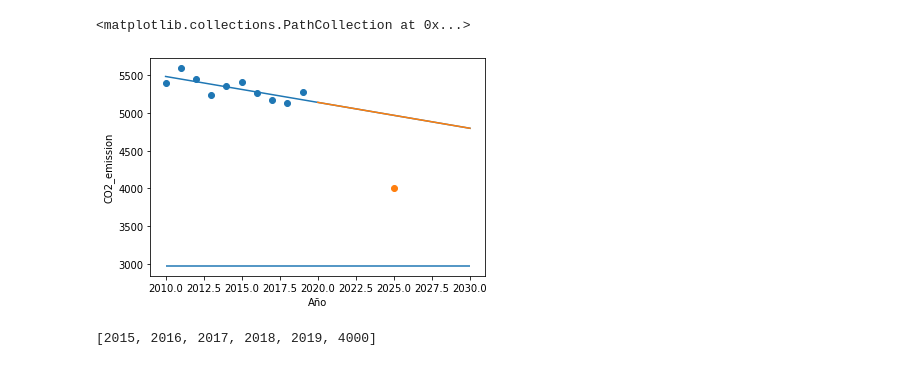
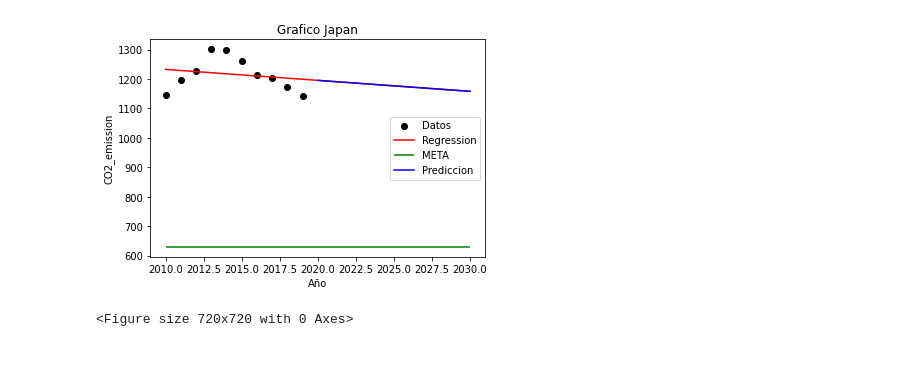
Before and after one commit to lookmydata/CO2-Emissions, a Jupyter notebook: exploration/Lucas_KPI.ipynb, the cells around one changed output. Drawn from its saved outputs; the diff is of its cells as text; code cells hidden in the pictures.

```diff
--- a/exploration/Lucas_KPI.ipynb
+++ b/exploration/Lucas_KPI.ipynb
@@ -72,47 +41,43 @@ df_pred
 import matplotlib.pyplot as plt
 
 annio = 2010
+pais = 'Japan'
 
 df_pred = df1[['Country','Year','CO2_emission']]
 
-df_pred = df_pred[df_pred['Country'] == 'United States']
+df_pred = df_pred[df_pred['Country'] == pais]
 df_pred = df_pred[df_pred['Year'] >= annio]
 
 X = df_pred.Year.values.reshape(-1,1)
 y = df_pred.CO2_emission.values.reshape(-1,1)
-
-# plt.scatter(X,y)
-# plt.xlabel('Año')
-# plt.ylabel('CO2_emission')
 
 from sklearn.linear_model import LinearRegression
 import numpy as np
 
 model = LinearRegression(fit_intercept=True)
 model.fit(X, y)
 y_pred = model.predict(X)
 
 pend = model.coef_[0][0]
 orde = model.intercept_[0]
 
 y_pred1 = [((i*pend)+ orde) for i in range(annio,2031)]
 
 anios=[2020,2021,2022,2023,2024,2025,2026,2027,2028,2029,2030]
 y_pred = model.predict(np.array(anios).reshape(-1,1))
 
-plt.scatter(X,y)
+plt.scatter(X,y,color='black')
 plt.xlabel('Año')
 plt.ylabel('CO2_emission')
 
-plt.plot(list(range(annio,2031)),y_pred1)
-plt.hlines((df_pred.loc[df_pred['Year'] == 2010, 'CO2_emission'].values * 0.55),annio,2030)
-plt.plot(anios,y_pred)
-plt.scatter(2025,4000)
+plt.plot(list(range(annio,2031)),y_pred1,color='red')
+plt.hlines((df_pred.loc[df_pred['Year'] == 2010, 'CO2_emission'].values * 0.55),annio,2030,color='green')
+plt.plot(anios,y_pred,color='blue')
+
+plt.title(f'Grafico {pais}')
+plt.legend(['Datos','Regression','META','Prediccion'], loc=7)
+plt.figure(figsize=(10,10))
+plt.show()
 # %% [output]
+[figure, new version]
-<matplotlib.collections.PathCollection at 0x...>
+<Figure size 720x720 with 0 Axes>
-[figure, old version]
-# %%
-x = list(range(2015,2020)) + [4000]
-print(x)
-# %% [output]
-[2015, 2016, 2017, 2018, 2019, 4000]
```
Also changed, not shown: parts of 8 cells of this notebook, 2 other files.
